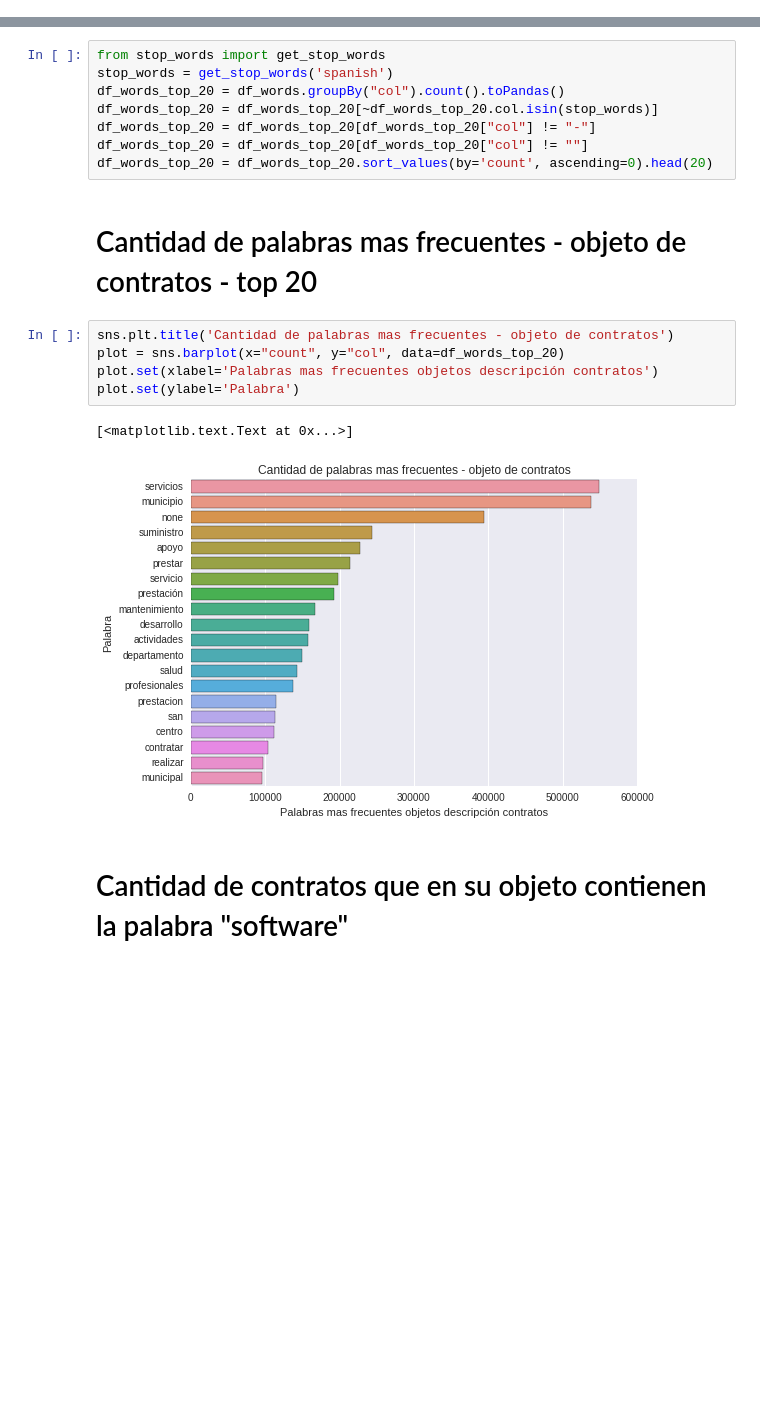
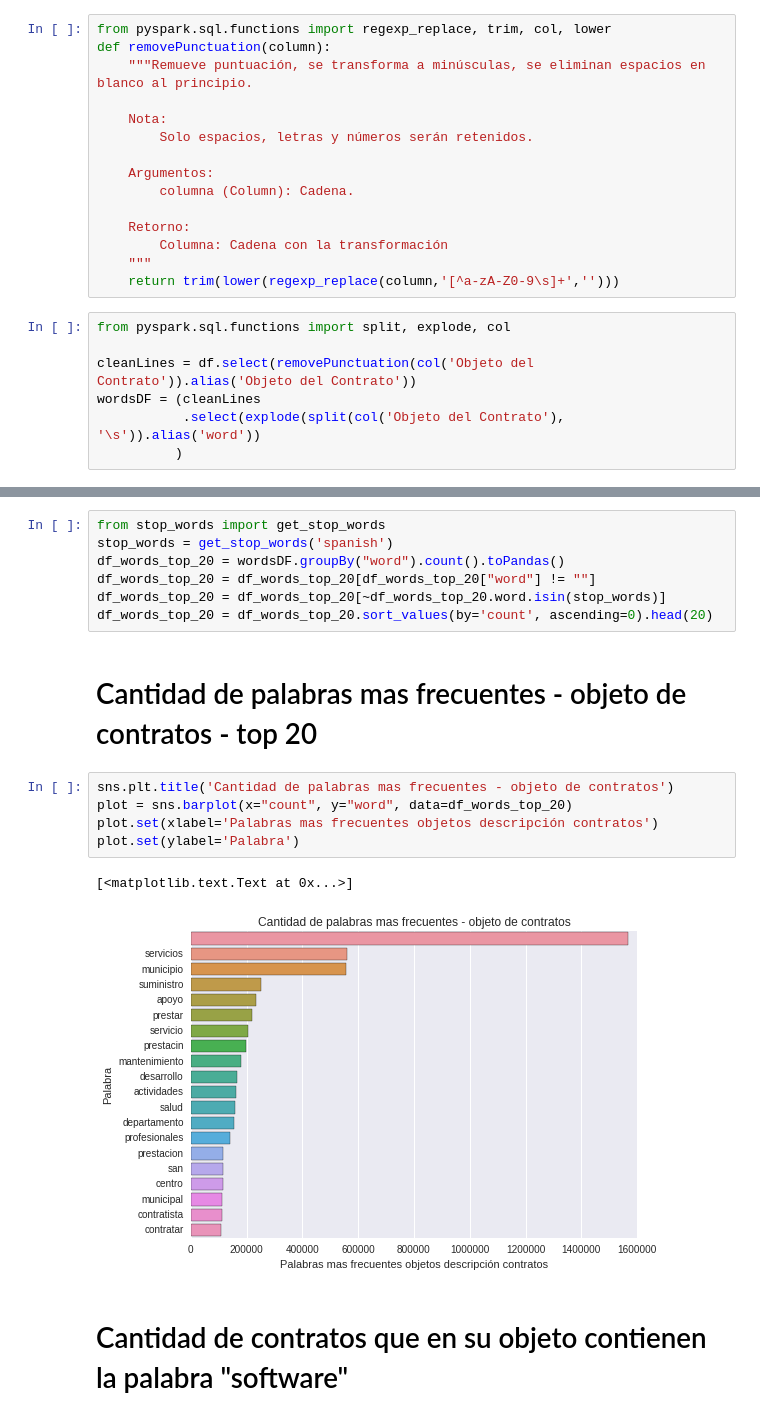
Before and after one commit to jasam/contract_analysis, a Jupyter notebook: contract_analysis.ipynb, the cells around one changed output, grey strips where cells are left out. Saved outputs shown, nothing was run; the diff lists cells and outputs as text; blank space fills up the shorter version.

Commit message:
improve count words

```diff
--- a/contract_analysis.ipynb
+++ b/contract_analysis.ipynb
@@ -396 +387,23 @@ df_words = df.select(explode(udfTokenizer(df['Objeto del Contrato'])))
+# %%
+from pyspark.sql.functions import regexp_replace, trim, col, lower
+def removePunctuation(column):
+    """Remueve puntuación, se transforma a minúsculas, se eliminan espacios en blanco al principio.
+
+    Nota:
+        Solo espacios, letras y números serán retenidos.
+
+    Argumentos:
+        columna (Column): Cadena.
+
+    Retorno:
+        Columna: Cadena con la transformación
+    """
+    return trim(lower(regexp_replace(column,'[^a-zA-Z0-9\s]+','')))
+# %%
+from pyspark.sql.functions import split, explode, col
+
+cleanLines = df.select(removePunctuation(col('Objeto del Contrato')).alias('Objeto del Contrato'))
+wordsDF = (cleanLines
+           .select(explode(split(col('Objeto del Contrato'), '\s')).alias('word'))
+          )
 # %%
@@ -400,21 +413,20 @@ format(df_words.count(), ',d')
 # %%
 from stop_words import get_stop_words
 stop_words = get_stop_words('spanish')
-df_words_top_20 = df_words.groupBy("col").count().toPandas()
-df_words_top_20 = df_words_top_20[~df_words_top_20.col.isin(stop_words)]
-df_words_top_20 = df_words_top_20[df_words_top_20["col"] != "-"]
-df_words_top_20 = df_words_top_20[df_words_top_20["col"] != ""]
+df_words_top_20 = wordsDF.groupBy("word").count().toPandas()
+df_words_top_20 = df_words_top_20[df_words_top_20["word"] != ""]
+df_words_top_20 = df_words_top_20[~df_words_top_20.word.isin(stop_words)]
 df_words_top_20 = df_words_top_20.sort_values(by='count', ascending=0).head(20)
 # %% [markdown]
 # Cantidad de palabras mas frecuentes - objeto de contratos - top 20
 # %%
 sns.plt.title('Cantidad de palabras mas frecuentes - objeto de contratos')
-plot = sns.barplot(x="count", y="col", data=df_words_top_20)
+plot = sns.barplot(x="count", y="word", data=df_words_top_20)
 plot.set(xlabel='Palabras mas frecuentes objetos descripción contratos')
 plot.set(ylabel='Palabra')
 # %% [output]
 [<matplotlib.text.Text at 0x...>]
-[figure, old version]
+[figure, new version]
 # %% [markdown]
 # Cantidad de contratos que en su objeto contienen la palabra "software"
 # %%
```
Also changed, not shown: parts of 4 cells of this notebook, 9 other files.
